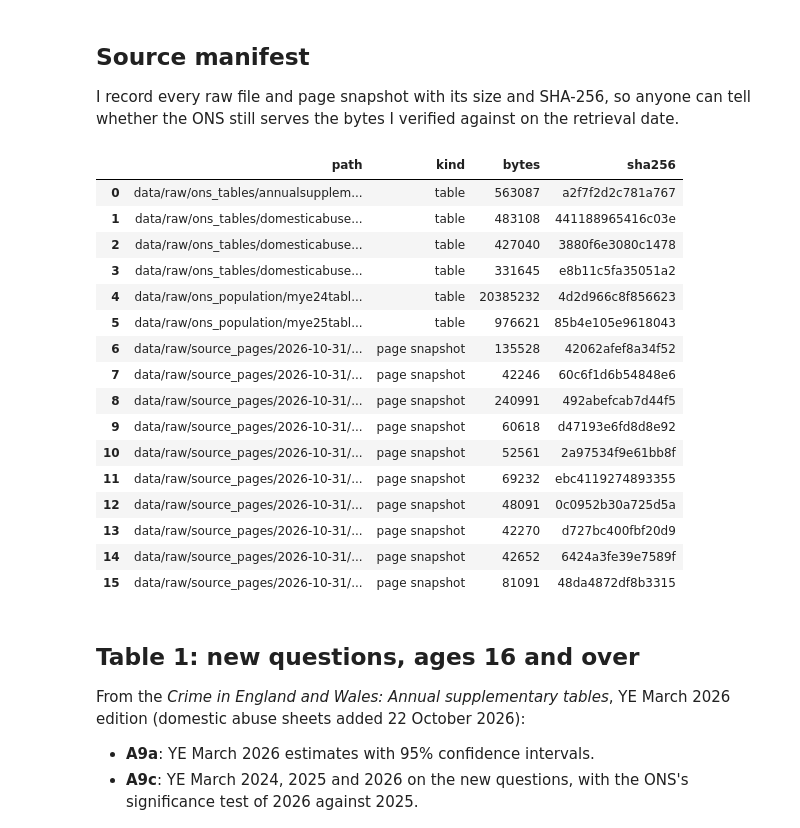
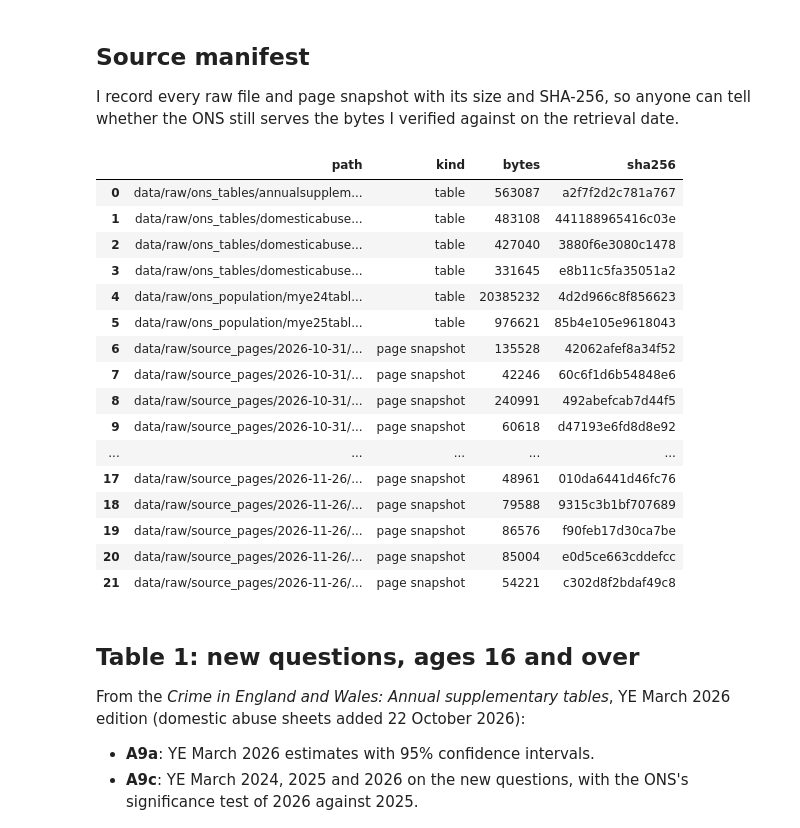
Before and after one commit to YusufIsmailayo/ons-domestic-abuse-break, a Jupyter notebook: notebooks/01_assemble_tables.ipynb, the cells around one changed output. Saved outputs shown, nothing was run; the diff lists cells and outputs as text; code cells hidden in the pictures.

```diff
--- a/notebooks/01_assemble_tables.ipynb
+++ b/notebooks/01_assemble_tables.ipynb
@@ -42,32 +42,42 @@ still serves the bytes I verified against on the retrieval date.
 # %%
 manifest = pd.DataFrame(
     [{"path": f"data/raw/{rel}", "kind": "table", "source_url": url, "retrieved": RETRIEVED,
       "bytes": (RAW / rel).stat().st_size, "sha256": sha256(RAW / rel)} for rel, url in SOURCES.items()]
     + [{"path": f"data/raw/source_pages/{RETRIEVED}/{name}", "kind": "page snapshot", "source_url": url,
         "retrieved": RETRIEVED, "bytes": (PAGES / name).stat().st_size, "sha256": sha256(PAGES / name)}
        for name, url in PAGE_SOURCES.items()]
 )
+
+# Files from my re-check against the 25 November 2026 release, each with its own retrieval date.
+from common import PAGES_RECHECK, RECHECK_PAGE_SOURCES, RECHECK_SOURCES, RECHECKED
+manifest = pd.concat([manifest, pd.DataFrame(
+    [{"path": f"data/raw/{rel}", "kind": "table", "source_url": url, "retrieved": RECHECKED,
+      "bytes": (RAW / rel).stat().st_size, "sha256": sha256(RAW / rel)} for rel, url in RECHECK_SOURCES.items()]
+    + [{"path": f"data/raw/source_pages/{RECHECKED}/{name}", "kind": "page snapshot", "source_url": url,
+        "retrieved": RECHECKED, "bytes": (PAGES_RECHECK / name).stat().st_size, "sha256": sha256(PAGES_RECHECK / name)}
+       for name, url in RECHECK_PAGE_SOURCES.items()]
+)], ignore_index=True)
 manifest.to_parquet(PROCESSED / "source_manifest.parquet", index=False)
 manifest.to_csv(PROCESSED / "source_manifest.csv", index=False)
 manifest.assign(sha256=manifest.sha256.str[:16])[["path", "kind", "bytes", "sha256"]]
 # %% [output]
 |  | path | kind | bytes | sha256 |
 | 0 | data/raw/ons_tables/annualsupplem... | table | 563087 | a2f7f2d2c781a767 |
 | 1 | data/raw/ons_tables/domesticabuse... | table | 483108 | 441188965416c03e |
 | 2 | data/raw/ons_tables/domesticabuse... | table | 427040 | 3880f6e3080c1478 |
 | 3 | data/raw/ons_tables/domesticabuse... | table | 331645 | e8b11c5fa35051a2 |
 | 4 | data/raw/ons_population/mye24tabl... | table | 20385232 | 4d2d966c8f856623 |
 | 5 | data/raw/ons_population/mye25tabl... | table | 976621 | 85b4e105e9618043 |
 | 6 | data/raw/source_pages/2026-10-31/... | page snapshot | 135528 | 42062afef8a34f52 |
 | 7 | data/raw/source_pages/2026-10-31/... | page snapshot | 42246 | 60c6f1d6b54848e6 |
 | 8 | data/raw/source_pages/2026-10-31/... | page snapshot | 240991 | 492abefcab7d44f5 |
 | 9 | data/raw/source_pages/2026-10-31/... | page snapshot | 60618 | d47193e6fd8d8e92 |
-| 10 | data/raw/source_pages/2026-10-31/... | page snapshot | 52561 | 2a97534f9e61bb8f |
-| 11 | data/raw/source_pages/2026-10-31/... | page snapshot | 69232 | ebc4119274893355 |
-| 12 | data/raw/source_pages/2026-10-31/... | page snapshot | 48091 | 0c0952b30a725d5a |
-| 13 | data/raw/source_pages/2026-10-31/... | page snapshot | 42270 | d727bc400fbf20d9 |
-| 14 | data/raw/source_pages/2026-10-31/... | page snapshot | 42652 | 6424a3fe39e7589f |
-| 15 | data/raw/source_pages/2026-10-31/... | page snapshot | 81091 | 48da4872df8b3315 |
+| ... | ... | ... | ... | ... |
+| 17 | data/raw/source_pages/2026-11-26/... | page snapshot | 48961 | 010da6441d46fc76 |
+| 18 | data/raw/source_pages/2026-11-26/... | page snapshot | 79588 | 9315c3b1bf707689 |
+| 19 | data/raw/source_pages/2026-11-26/... | page snapshot | 86576 | f90feb17d30ca7be |
+| 20 | data/raw/source_pages/2026-11-26/... | page snapshot | 85004 | e0d5ce663cddefcc |
+| 21 | data/raw/source_pages/2026-11-26/... | page snapshot | 54221 | c302d8f2bdaf49c8 |
 # %% [markdown]
 ## Table 1: new questions, ages 16 and over
 
```
Also changed, not shown: 18 other files.
